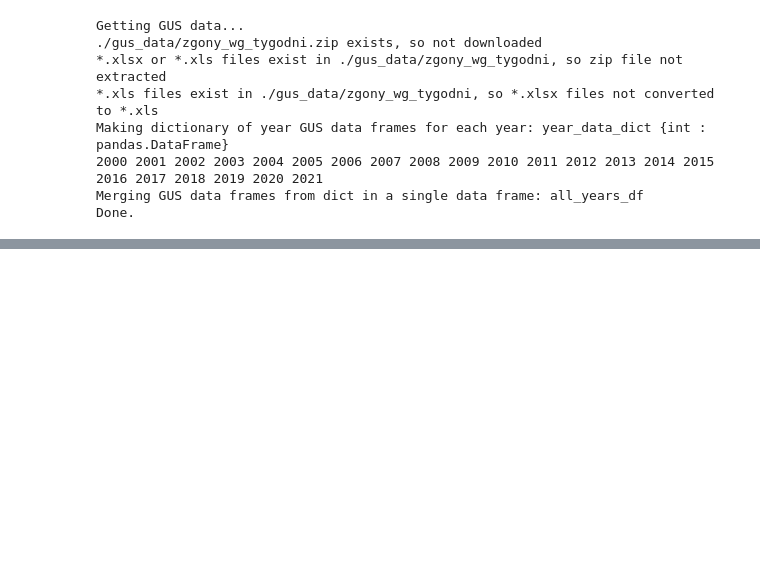
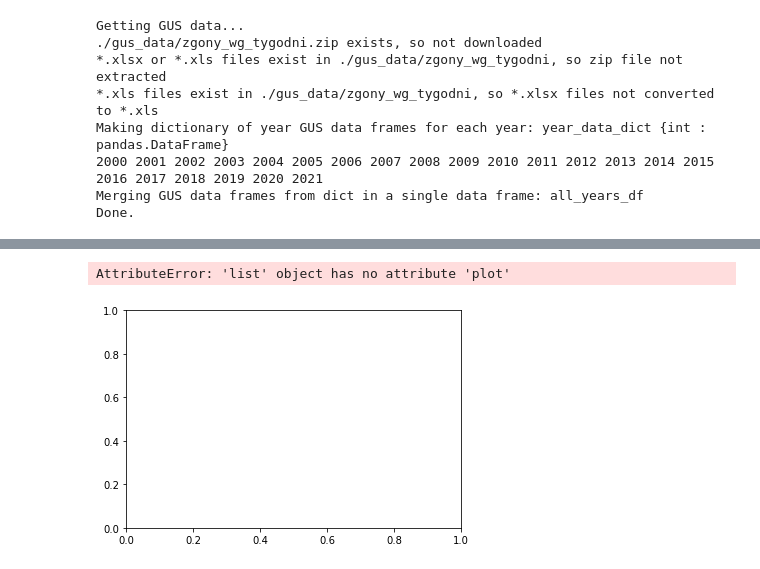
Before and after one commit to anuszka/govpl, a Jupyter notebook: GUS/gus01.ipynb, the cells around one changed output, grey strips where cells are left out. Cells and saved outputs as stored; diff of their text form; code cells hidden in the pictures; blank space fills up the shorter version.

```diff
--- a/GUS/gus01.ipynb
+++ b/GUS/gus01.ipynb
@@ -139,0 +118,29 @@ The autoreload extension is already loaded. To reload it, use:
+# %%
+df = mygus.all_years_df
+
+Q = '(`Wiek zmarłych w latach` == "Ogółem")  & (Podregiony == "Lubelskie")'
+dfl=dict()
+dfl["Lubelskie"] = (df.query(Q).copy(deep=True))
+dfl["Lubelskie"].drop(['Wiek zmarłych w latach', 'NUTS', 'Podregiony' ], axis=1, inplace=True)
+dfl["Lubelskie"] = dfl["Lubelskie"].set_index('Rok').T.reset_index(drop=True)
+dfl["Lubelskie"].index.name = 'Tydzień'
+
+Q = '(`Wiek zmarłych w latach` == "Ogółem")  & (Podregiony == "Podlaskie")'
+
+dfl["Podlaskie"] = (df.query(Q).copy(deep=True))
+dfl["Podlaskie"].drop(['Wiek zmarłych w latach', 'NUTS', 'Podregiony' ], axis=1, inplace=True)
+dfl["Podlaskie"] = dfl["Podlaskie"].set_index('Rok').T.reset_index(drop=True)
+dfl["Podlaskie"].index.name = 'Tydzień'
+
+plotopts = dict_of(
+    plotdf=[dfl["Lubelskie"],dfl["Podlaskie"]],
+    cols_to_plot = [2019,2020,2021],
+    ylabel = 'Zgony',
+    title = 'Zgony, Lubelskie',
+    fontsize = 8
+    )
+
+plot(**plotopts);
+# %% [output]
+AttributeError: 'list' object has no attribute 'plot'
+[figure, added]
```
Also changed, not shown: parts of 5 cells of this notebook.
